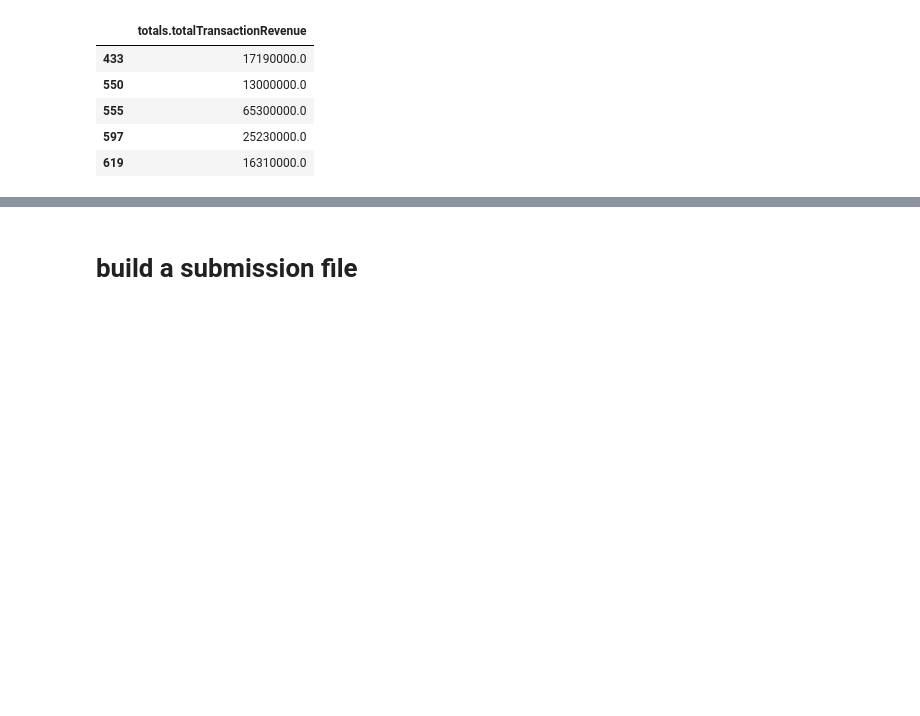
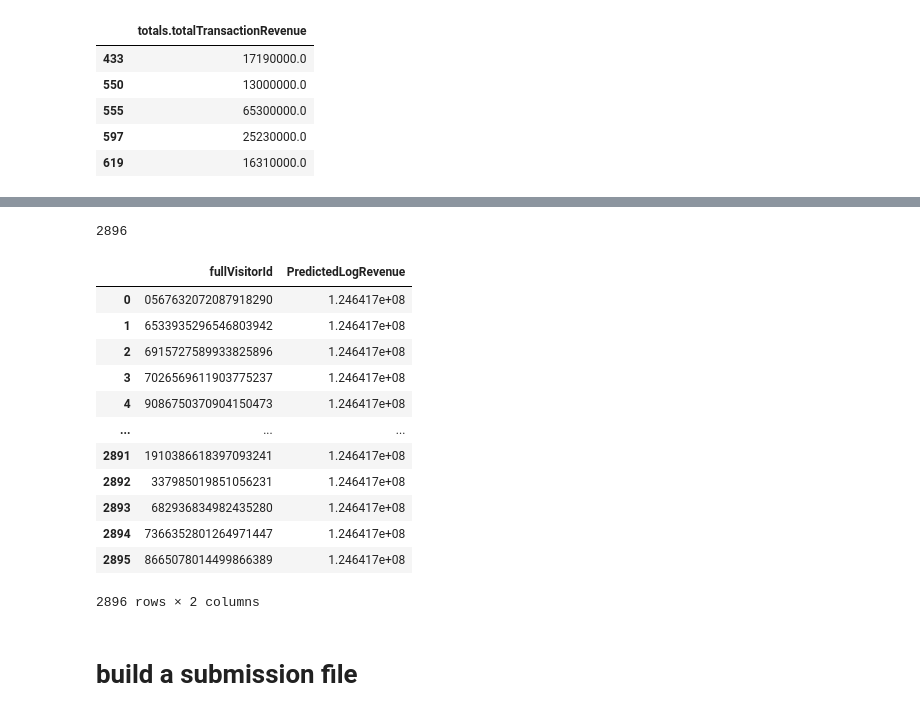
Before and after one commit to AsiMrz/MAYC_ML_Revenue_Prediction, a Jupyter notebook: Classification and Regression.ipynb, the cells around one changed output, grey strips where cells are left out. Cells and saved outputs as stored; diff of their text form; code cells hidden in the pictures; blank space fills up the shorter version.

```diff
--- a/Classification and Regression.ipynb
+++ b/Classification and Regression.ipynb
@@ -424,3 +481,26 @@ pred_M2.shape
+# %%
+test_id_M2 = P_test_M2["fullVisitorId"].values
+len(test_id_M2) #2896
+# %% [output]
+2896
+# %%
+sub_M2 = pd.DataFrame({'fullVisitorId':test_id_M2})
+sub_M2['PredictedLogRevenue']= pred_M2
+sub_M2
+# %% [output]
+|  | fullVisitorId | PredictedLogRevenue |
+| 0 | 0567632072087918290 | 1.246417e+08 |
+| 1 | 6533935296546803942 | 1.246417e+08 |
+| 2 | 6915727589933825896 | 1.246417e+08 |
+| 3 | 7026569611903775237 | 1.246417e+08 |
+| 4 | 9086750370904150473 | 1.246417e+08 |
+| ... | ... | ... |
+| 2891 | 1910386618397093241 | 1.246417e+08 |
+| 2892 | 337985019851056231 | 1.246417e+08 |
+| 2893 | 682936834982435280 | 1.246417e+08 |
+| 2894 | 7366352801264971447 | 1.246417e+08 |
+| 2895 | 8665078014499866389 | 1.246417e+08 |
+2896 rows × 2 columns
 # %% [markdown]
 # build a submission file
 # %%
```
Also changed, not shown: parts of 33 cells of this notebook.
